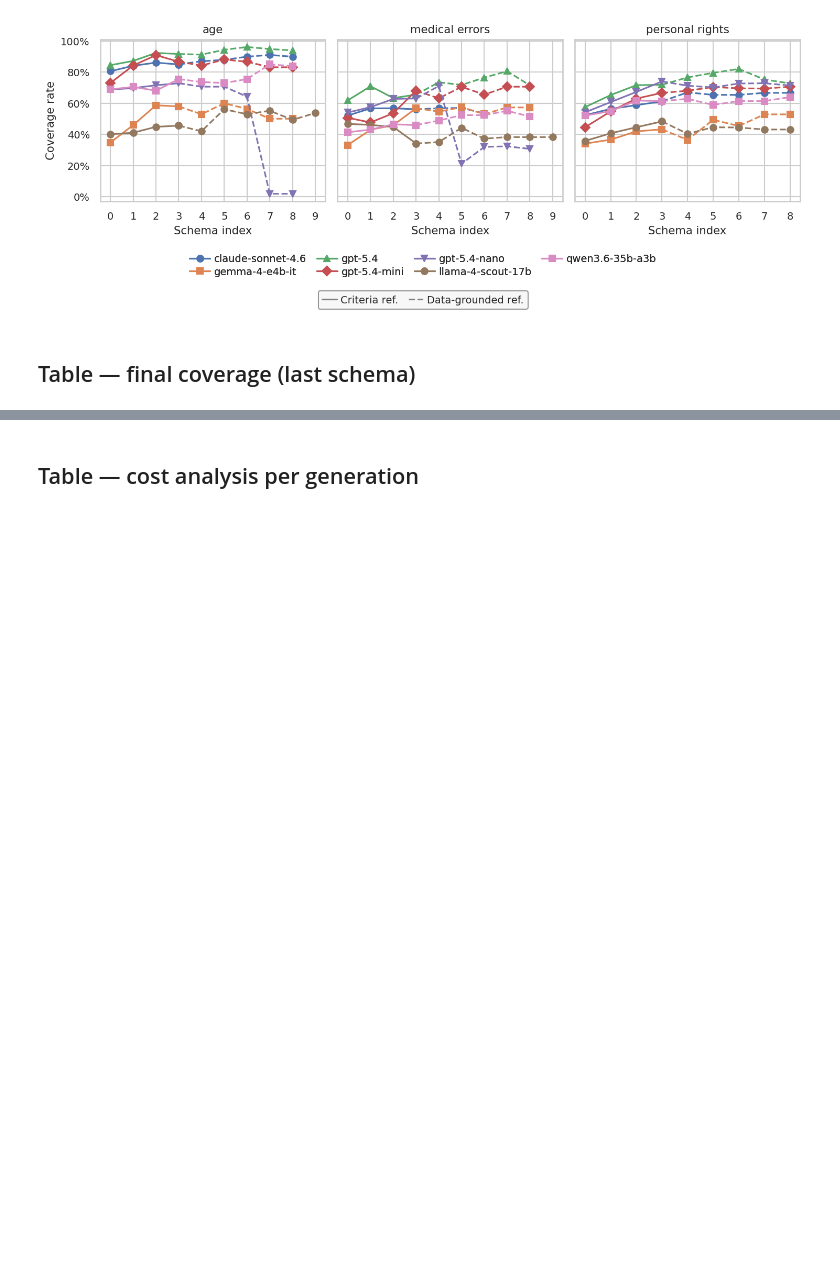
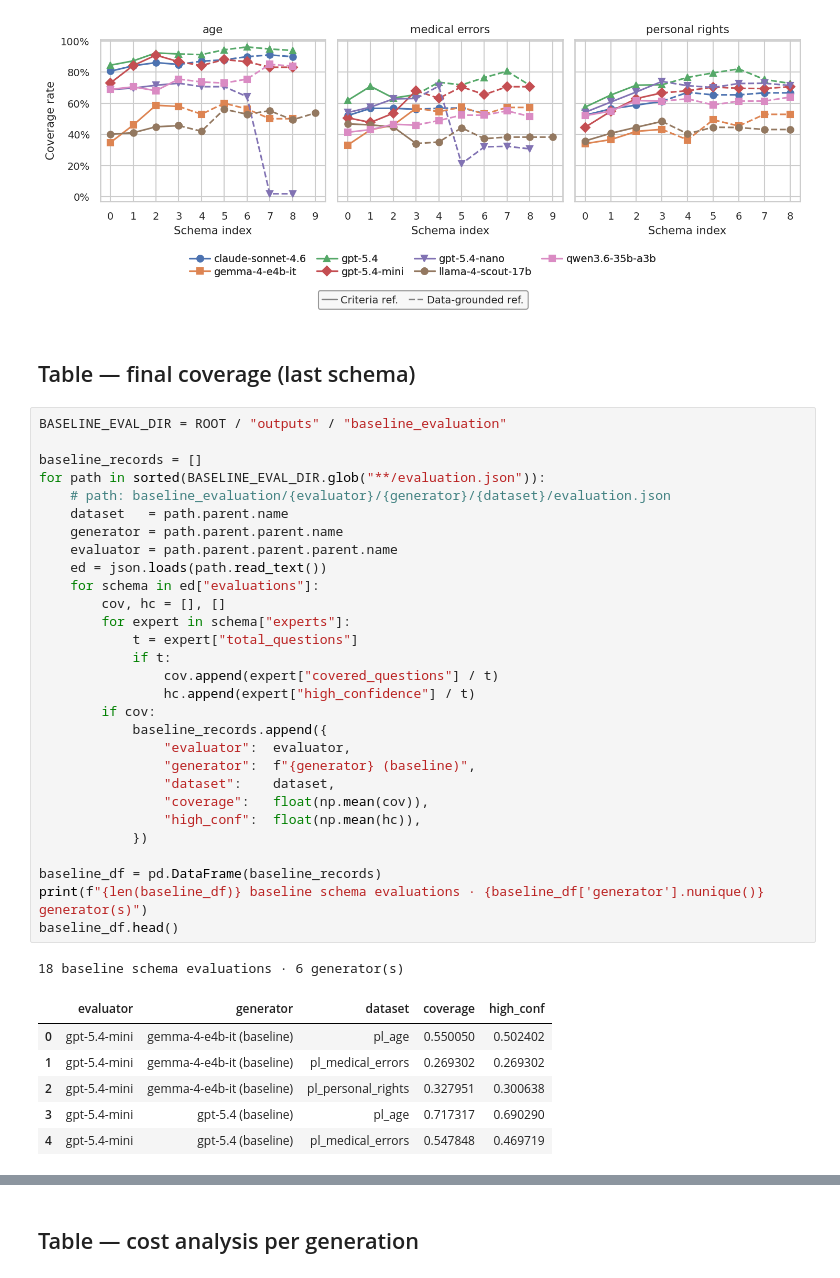
Before and after one commit to pwr-ai/schematize, a Jupyter notebook: notebooks/single_run_analysis.ipynb, the cells around one changed output, grey strips where cells are left out. Saved outputs shown, nothing was run; the diff lists cells and outputs as text; blank space fills up the shorter version.

```diff
--- a/notebooks/single_run_analysis.ipynb
+++ b/notebooks/single_run_analysis.ipynb
@@ -199,6 +199,43 @@ Saved: /home/asawczyn/dev/schematize/outputs/figures/single_run_coverage_by_sche
 [figure]
 # %% [markdown]
 ## Table — final coverage (last schema)
+# %%
+BASELINE_EVAL_DIR = ROOT / "outputs" / "baseline_evaluation"
+
+baseline_records = []
+for path in sorted(BASELINE_EVAL_DIR.glob("**/evaluation.json")):
+    # path: baseline_evaluation/{evaluator}/{generator}/{dataset}/evaluation.json
+    dataset   = path.parent.name
+    generator = path.parent.parent.name
+    evaluator = path.parent.parent.parent.name
+    ed = json.loads(path.read_text())
+    for schema in ed["evaluations"]:
+        cov, hc = [], []
+        for expert in schema["experts"]:
+            t = expert["total_questions"]
+            if t:
+                cov.append(expert["covered_questions"] / t)
+                hc.append(expert["high_confidence"] / t)
+        if cov:
+            baseline_records.append({
+                "evaluator":  evaluator,
+                "generator":  f"{generator} (baseline)",
+                "dataset":    dataset,
+                "coverage":   float(np.mean(cov)),
+                "high_conf":  float(np.mean(hc)),
+            })
+
+baseline_df = pd.DataFrame(baseline_records)
+print(f"{len(baseline_df)} baseline schema evaluations · {baseline_df['generator'].nunique()} generator(s)")
+baseline_df.head()
+# %% [output]
+18 baseline schema evaluations · 6 generator(s)
+|  | evaluator | generator | dataset | coverage | high_conf |
+| 0 | gpt-5.4-mini | gemma-4-e4b-it (baseline) | pl_age | 0.550050 | 0.502402 |
+| 1 | gpt-5.4-mini | gemma-4-e4b-it (baseline) | pl_medical_errors | 0.269302 | 0.269302 |
+| 2 | gpt-5.4-mini | gemma-4-e4b-it (baseline) | pl_personal_rights | 0.327951 | 0.300638 |
+| 3 | gpt-5.4-mini | gpt-5.4 (baseline) | pl_age | 0.717317 | 0.690290 |
+| 4 | gpt-5.4-mini | gpt-5.4 (baseline) | pl_medical_errors | 0.547848 | 0.469719 |
 # %%
 last_idx = df.groupby(["evaluator", "generator", "dataset"])["schema_index"].transform("max")
 final_df = df[df["schema_index"] == last_idx]
```
Also changed, not shown: parts of 2 cells of this notebook, 5 other files.
